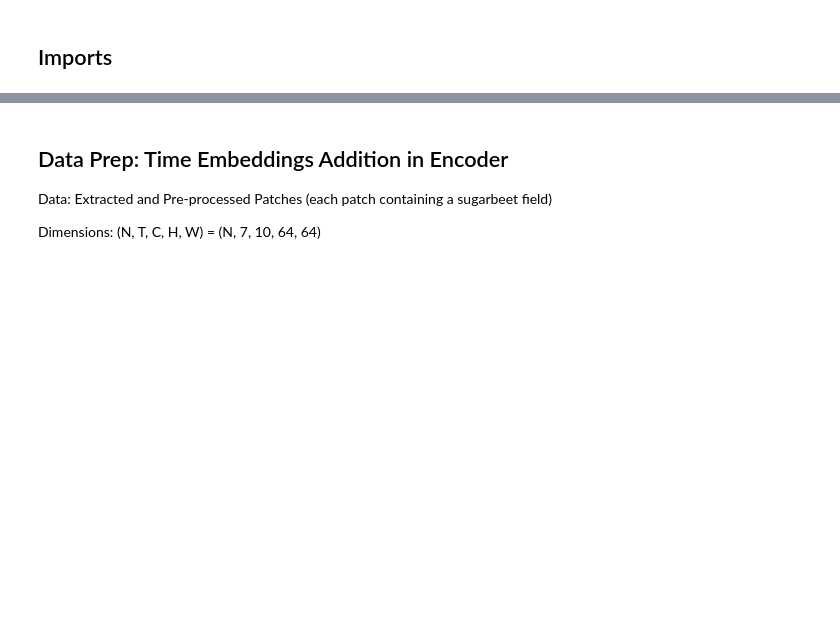
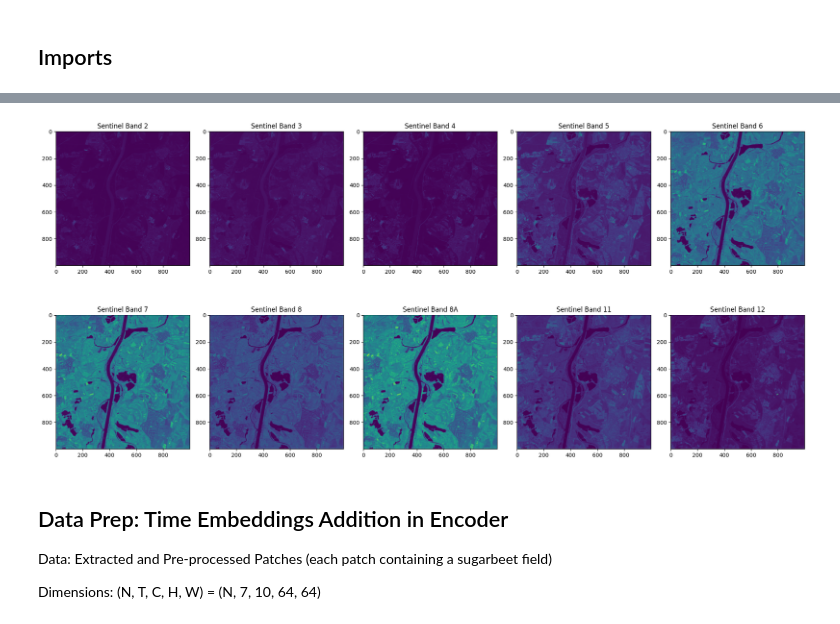
Before and after one commit to bhumikasadbhave/Master-Thesis-SITS, a Jupyter notebook: Modeling/final_visualisations.ipynb, the cells around one changed output, grey strips where cells are left out. Cells and saved outputs as stored; diff of their text form; code cells hidden in the pictures; blank space fills up the shorter version.

```diff
--- a/Modeling/final_visualisations.ipynb
+++ b/Modeling/final_visualisations.ipynb
@@ -62,3 +89,9 @@ import torch.optim as optim
+# %%
+spectral_image = load_single_image('/home/k64835/2019_06_24_all_bands_scl.pkl')
+spectral_image = spectral_image.transpose(1,2,0)
+visualise_all_bands_wo_masks(spectral_image)
+# %% [output]
+[figure, added]
 # %% [markdown]
 ## Data Prep: Time Embeddings Addition in Encoder
 
```
Also changed, not shown: parts of 5 cells of this notebook, 7 other files.
